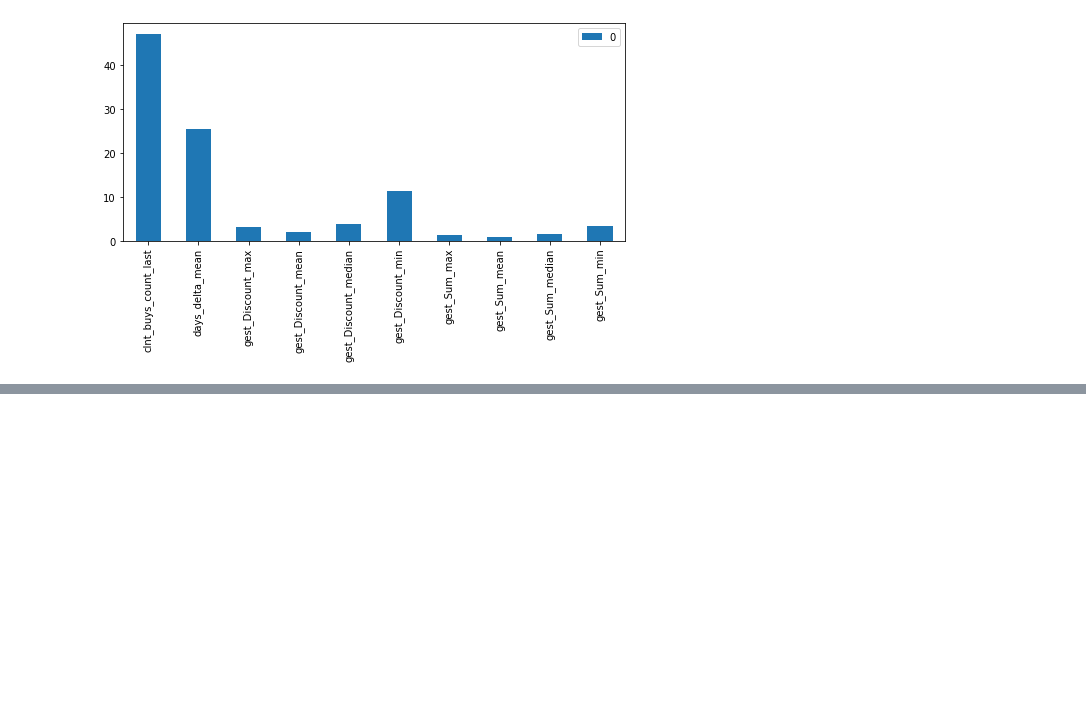
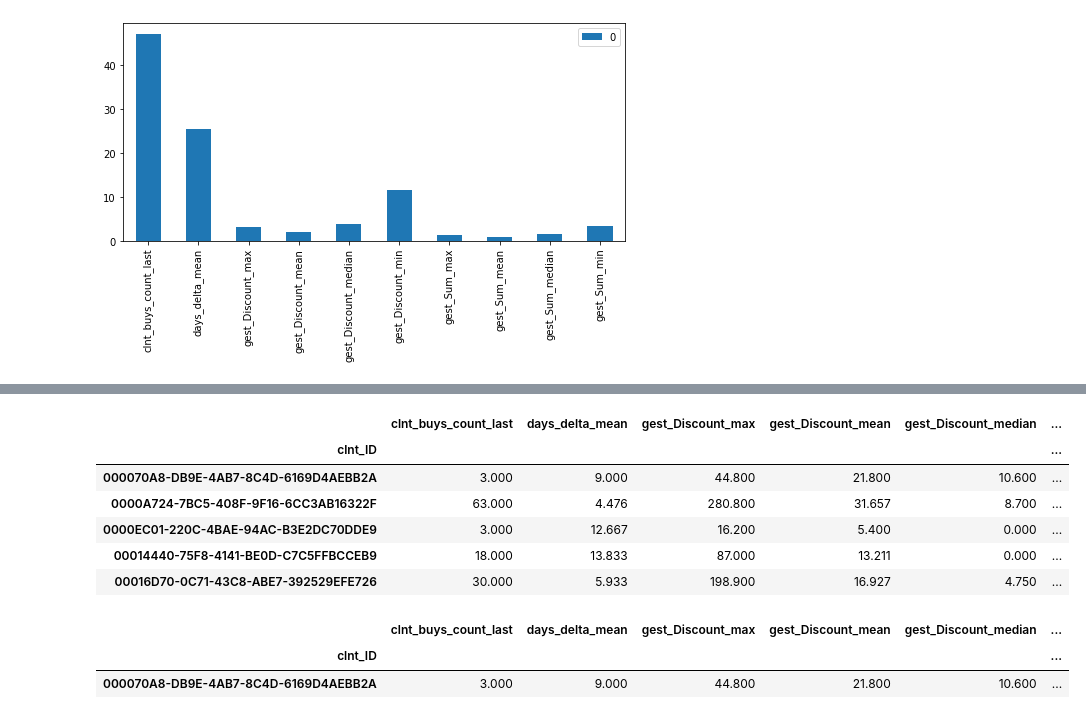
Before and after one commit to snakerzr/cupcake_churn_prediction, a Jupyter notebook: notebook.ipynb, the cells around one changed output, grey strips where cells are left out. Drawn from its saved outputs; the diff is of its cells as text; code cells hidden in the pictures; blank space fills up the shorter version.

```diff
--- a/notebook.ipynb
+++ b/notebook.ipynb
@@ -1910,0 +2040,4 @@ pd.DataFrame(model.feature_importances_,index=X.columns).plot(y=[0], kind="bar",
+# %%
+display(df_raw.head(1))
+df_raw = prep_groupby_clnt_ID(df_raw)
+df_raw.head(3)
@@ -1910,0 +2052,11 @@ pd.DataFrame(model.feature_importances_,index=X.columns).plot(y=[0], kind="bar",
+# %%
+def only_1_buy_split(df):
+    print('1 buy only ==',df.loc[df['clnt_buys_count_last'] == 1,'clnt_buys_count_last'].count())
+    df_1_buy_only = df.loc[df['clnt_buys_count_last'] == 1]
+    df = df.drop(index=df[df['clnt_buys_count_last'] == 1].index)
+    return df, df_1_buy_only
+# %%
+df_raw, df_raw_1_buy = only_1_buy_split(df_raw)
+display(df_raw.head(2))
+display(df_raw_1_buy.head(2))
+df_raw.shape, df_raw_1_buy.shape
@@ -1910,0 +2073,17 @@ pd.DataFrame(model.feature_importances_,index=X.columns).plot(y=[0], kind="bar",
+# %%
+def predict(df):
+    with open('./models/model.pcl', 'rb') as file:
+        model = load(file)
+
+    return model.predict(df)
+# %%
+df_raw['target'] = predict(df_raw)
+df_raw.head()
+# %% [output]
+|  | clnt_buys_count_last | days_delta_mean | gest_Discount_max | gest_Discount_mean | gest_Discount_median | ... |
+| clnt_ID |  |  |  |  |  | ... |
+| 000070A8-DB9E-4AB7-8C4D-6169D4AEBB2A | 3.000 | 9.000 | 44.800 | 21.800 | 10.600 | ... |
+| 0000A724-7BC5-408F-9F16-6CC3AB16322F | 63.000 | 4.476 | 280.800 | 31.657 | 8.700 | ... |
+| 0000EC01-220C-4BAE-94AC-B3E2DC70DDE9 | 3.000 | 12.667 | 16.200 | 5.400 | 0.000 | ... |
+| 00014440-75F8-4141-BE0D-C7C5FFBCCEB9 | 18.000 | 13.833 | 87.000 | 13.211 | 0.000 | ... |
+| 00016D70-0C71-43C8-ABE7-392529EFE726 | 30.000 | 5.933 | 198.900 | 16.927 | 4.750 | ... |
@@ -1910,0 +2096,7 @@ pd.DataFrame(model.feature_importances_,index=X.columns).plot(y=[0], kind="bar",
+# %%
+df_raw['proba'] = predict_proba(df_raw)
+df_raw.head(1)
+# %% [output]
+|  | clnt_buys_count_last | days_delta_mean | gest_Discount_max | gest_Discount_mean | gest_Discount_median | ... |
+| clnt_ID |  |  |  |  |  | ... |
+| 000070A8-DB9E-4AB7-8C4D-6169D4AEBB2A | 3.000 | 9.000 | 44.800 | 21.800 | 10.600 | ... |
```
Also changed, not shown: parts of 36 cells of this notebook, 1 other file.
